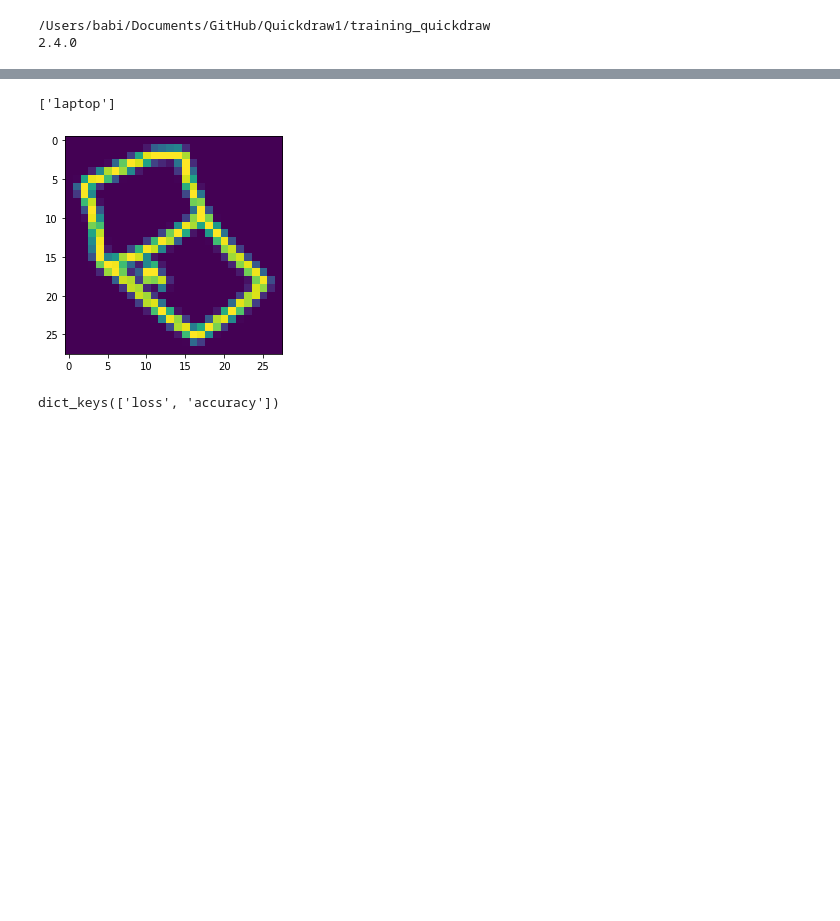
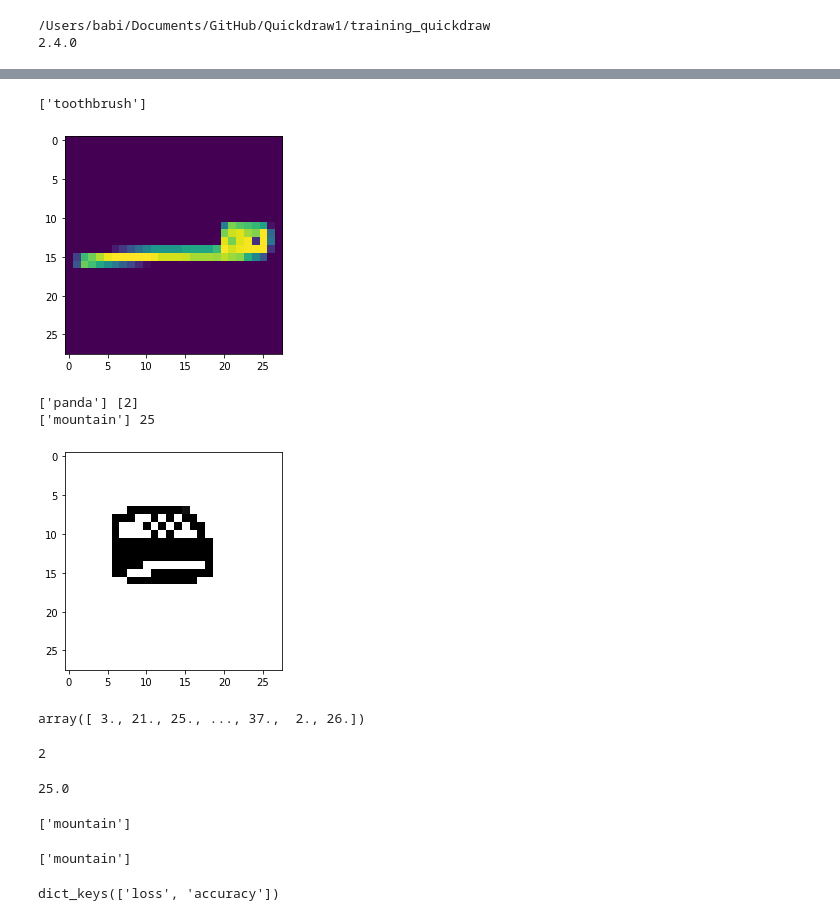
Before and after one commit to hmitroglou/Quickdraw, a Jupyter notebook: training_quickdraw/quickdraw_cnn.ipynb, the cells around one changed output, grey strips where cells are left out. Drawn from its saved outputs; the diff is of its cells as text; code cells hidden in the pictures; blank space fills up the shorter version.

```diff
--- a/training_quickdraw/quickdraw_cnn.ipynb
+++ b/training_quickdraw/quickdraw_cnn.ipynb
@@ -136,13 +138,13 @@ def predict_image(path_image):
     plt.imshow(image_resize)
     plt.show()
 # %%
-def define_model():
+def define_model(number_of_categories):
     model = tf.keras.models.Sequential()
     model.add(tf.keras.layers.Conv2D(32, (3, 3), activation='relu', kernel_initializer='he_uniform', input_shape=(28, 28, 1)))
     model.add(tf.keras.layers.MaxPooling2D((2, 2)))
     model.add(tf.keras.layers.Flatten())
     model.add(tf.keras.layers.Dense(100, activation='relu', kernel_initializer='he_uniform'))
-    model.add(tf.keras.layers.Dense(ncat, activation='softmax'))
+    model.add(tf.keras.layers.Dense(number_of_categories, activation='softmax'))
 
     # compile model
     opt = tf.keras.optimizers.SGD(learning_rate=0.01, momentum=0.9)
@@ -151,9 +158,9 @@ def define_model():
 # %%
-ncat = 5
-nsam = 1000
+ncat = 50
+nsam = 10000
 
 ##load data
-#d, cats = download_and_save(number_of_categories,number_of_samples)
+#d, cats = download_and_save(ncat,nsam)
 d, cats = data_from_file(ncat,nsam)
 
 cat_id = np.repeat(range(ncat),nsam)
@@ -197,7 +204,7 @@ print(cats[int(cat_id[i])],i)
 # %%
 #Model and Train
-model = define_model()
-history = model.fit(x_train, y_train,batch_size = 32, epochs=5)
+model = define_model(ncat)
+history = model.fit(x_train, y_train,batch_size = 128, epochs=3)
 
 _, acc = model.evaluate(x_test,  y_test, verbose=2);
 
@@ -229,8 +232,48 @@ x_test_0 = np.reshape(x_test[i],(28,28))
 plt.imshow(x_test_0)
 print(cats[np.argmax(predictions[i])])
 # %% [output]
-['laptop']
+['toothbrush']
-[figure, old version]
+[figure, new version]
+# %%
+##Predict
+#labels = open("dataset/cat_50_10000.csv",'r')
+#reader = csv.reader(labels)
+#labels = [row for row in reader]
+
+image = Image.open('dataset/hamburger.png')
+data_resize = image.resize((28,28))
+data_resize = asarray(data_resize)
+data4 = np.reshape(data_resize,(-1,28,28,4))
+data4_ = data_resize.reshape(-1, 28,28, 1)
+
+plt.imshow(data4[0])
+p = model.predict(data4_)
+print(cats[np.argmax(p)], [np.argmax(p)])
+print(cats[int(cat_id[np.argmax(p)])],  int(cat_id[np.argmax(p)]))
+# %% [output]
+['panda'] [2]
+['mountain'] 25
+[figure, added]
+# %%
+cat_id
+# %% [output]
+array([ 3., 21., 25., ..., 37.,  2., 26.])
+# %%
+np.argmax(p)
+# %% [output]
+2
+# %%
+cat_id[2]
+# %% [output]
+25.0
+# %%
+cats[25]
+# %% [output]
+['mountain']
+# %%
+cats[int(cat_id[np.argmax(p)])]
+# %% [output]
+['mountain']
 # %%
 print(history.history.keys())
 # summarize history for accuracy
```
Also changed, not shown: parts of 7 cells of this notebook, 1 other file.
